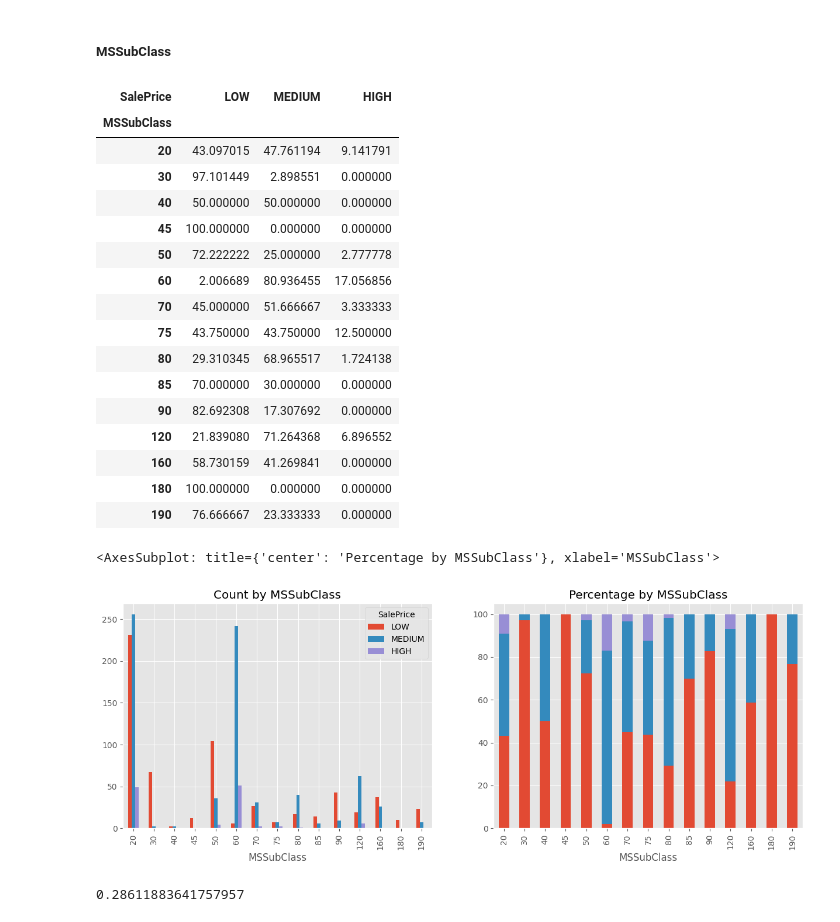
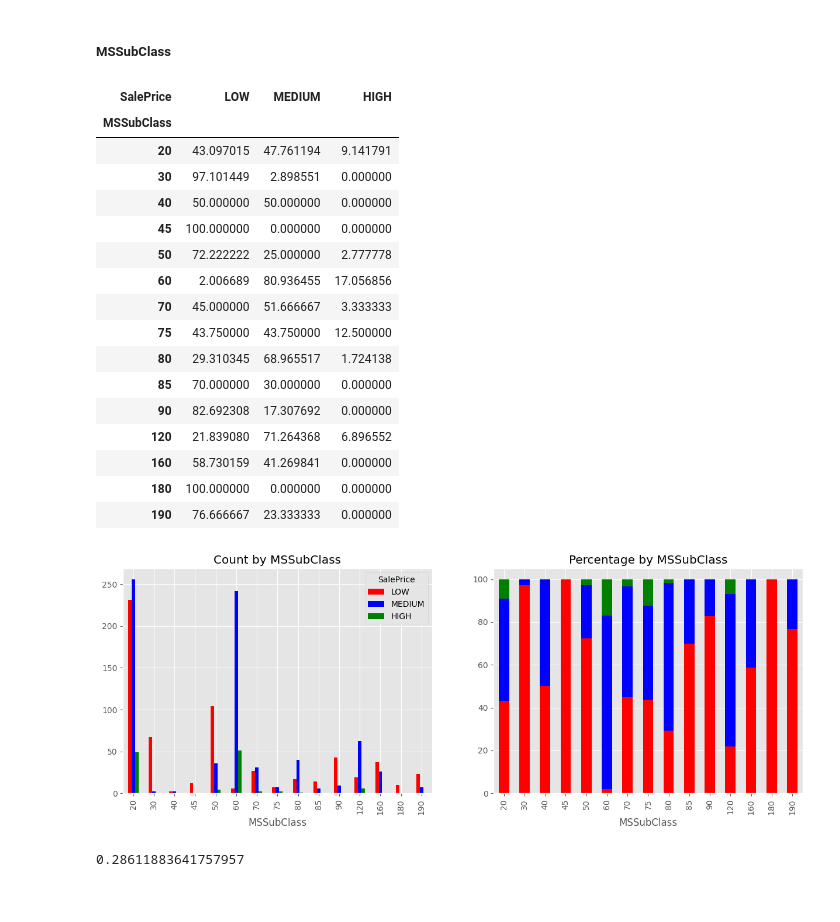
Before and after one commit to gvnberaldi/HousePricePrediction, a Jupyter notebook: Mbusu_project.ipynb, the cells around one changed output. Drawn from its saved outputs; the diff is of its cells as text; code cells hidden in the pictures.

```diff
--- a/Mbusu_project.ipynb
+++ b/Mbusu_project.ipynb
@@ -39,0 +52,10 @@ def IG(df, target, attribute):
+# %%
+def frequencies_and_percentages(df, target, attribute):
+    fig, ax = plt.subplots(1,2, figsize=(15,5))
+
+    dfp = df[[attribute,target]].pivot_table(index = attribute, columns=[target],  aggfunc=len)
+    dfp = dfp.fillna(0)
+    dfpp = dfp.pipe(lambda d : 100*d.div(sum(d[v] for v in df[target].unique()), axis='index'))
+    display(dfpp)
+    dfp.plot(kind='bar', ax=ax[0]  , title = f"Count by {attribute}" ,  color = ["red","blue","green"] )
+    dfpp.plot(kind='bar',ax=ax[1] , stacked=True , title  = f"Percentage by {attribute}", legend = False , color = ["red","blue","green"])
@@ -132,36 +160,27 @@ Entropy -> 10.511752653767381
 ##### MSSubClass
 # %%
 df["MSSubClass"] = df["MSSubClass"].astype("category")
-# %%
-fig, ax = plt.subplots(1,2, figsize=(15,5))
-
-
-dfp = df[['MSSubClass','SalePrice']].pivot_table(index='MSSubClass', columns=['SalePrice'],  aggfunc=len)
-dfp = dfp.fillna(0)
-dfpp = dfp.pipe(lambda d : 100*d.div(d['LOW']+d['MEDIUM']+d["HIGH"], axis='index'))
-display(dfpp)
-dfp.plot(kind='bar', ax=ax[0]  , title ="Count by MSSubClass")
-dfpp.plot(kind='bar',ax=ax[1] , stacked=True , title ="Percentage by MSSubClass", legend = False)
-# %% [output]
-| SalePrice | LOW | MEDIUM | HIGH |
-| MSSubClass |  |  |  |
-| 20 | 43.097015 | 47.761194 | 9.141791 |
-| 30 | 97.101449 | 2.898551 | 0.000000 |
-| 40 | 50.000000 | 50.000000 | 0.000000 |
-| 45 | 100.000000 | 0.000000 | 0.000000 |
-| 50 | 72.222222 | 25.000000 | 2.777778 |
-| 60 | 2.006689 | 80.936455 | 17.056856 |
-| 70 | 45.000000 | 51.666667 | 3.333333 |
-| 75 | 43.750000 | 43.750000 | 12.500000 |
-| 80 | 29.310345 | 68.965517 | 1.724138 |
-| 85 | 70.000000 | 30.000000 | 0.000000 |
-| 90 | 82.692308 | 17.307692 | 0.000000 |
-| 120 | 21.839080 | 71.264368 | 6.896552 |
-| 160 | 58.730159 | 41.269841 | 0.000000 |
-| 180 | 100.000000 | 0.000000 | 0.000000 |
-| 190 | 76.666667 | 23.333333 | 0.000000 |
-<AxesSubplot: title={'center': 'Percentage by MSSubClass'}, xlabel='MSSubClass'>
-[figure, removed]
+# %%
+frequencies_and_percentages(df, 'SalePrice', 'MSSubClass')
+# %% [output]
+| SalePrice | LOW | MEDIUM | HIGH |
+| MSSubClass |  |  |  |
+| 20 | 43.097015 | 47.761194 | 9.141791 |
+| 30 | 97.101449 | 2.898551 | 0.000000 |
+| 40 | 50.000000 | 50.000000 | 0.000000 |
+| 45 | 100.000000 | 0.000000 | 0.000000 |
+| 50 | 72.222222 | 25.000000 | 2.777778 |
+| 60 | 2.006689 | 80.936455 | 17.056856 |
+| 70 | 45.000000 | 51.666667 | 3.333333 |
+| 75 | 43.750000 | 43.750000 | 12.500000 |
+| 80 | 29.310345 | 68.965517 | 1.724138 |
+| 85 | 70.000000 | 30.000000 | 0.000000 |
+| 90 | 82.692308 | 17.307692 | 0.000000 |
+| 120 | 21.839080 | 71.264368 | 6.896552 |
+| 160 | 58.730159 | 41.269841 | 0.000000 |
+| 180 | 100.000000 | 0.000000 | 0.000000 |
+| 190 | 76.666667 | 23.333333 | 0.000000 |
+[figure, added]
 # %%
 IG(df,"SalePrice","MSSubClass")
 # %% [output]
```
Also changed, not shown: parts of 22 cells of this notebook, 1 other file.
